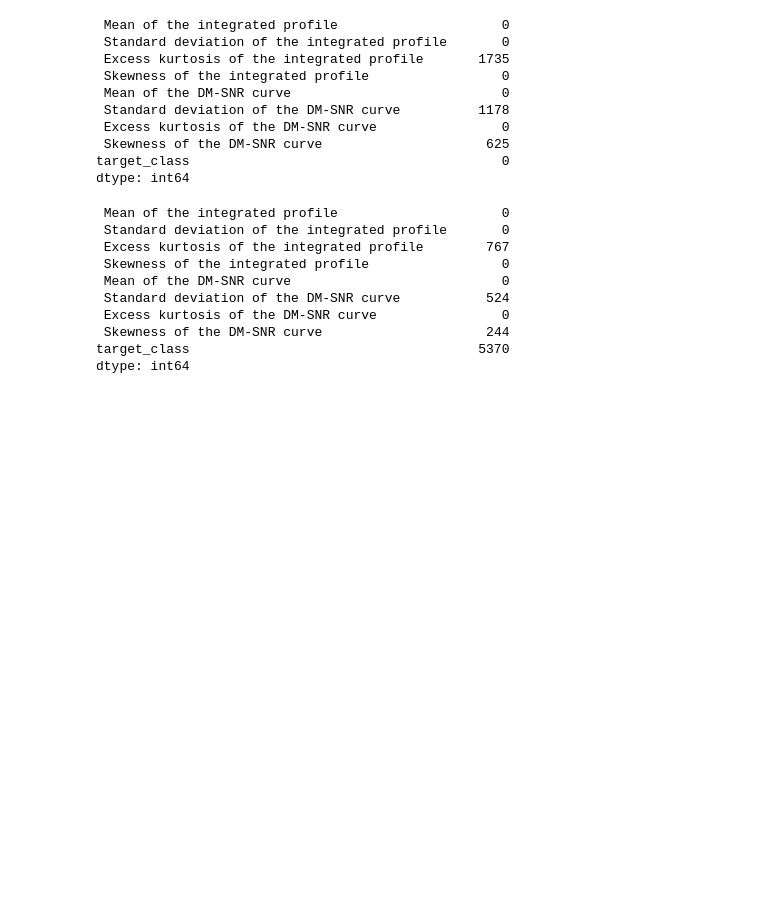
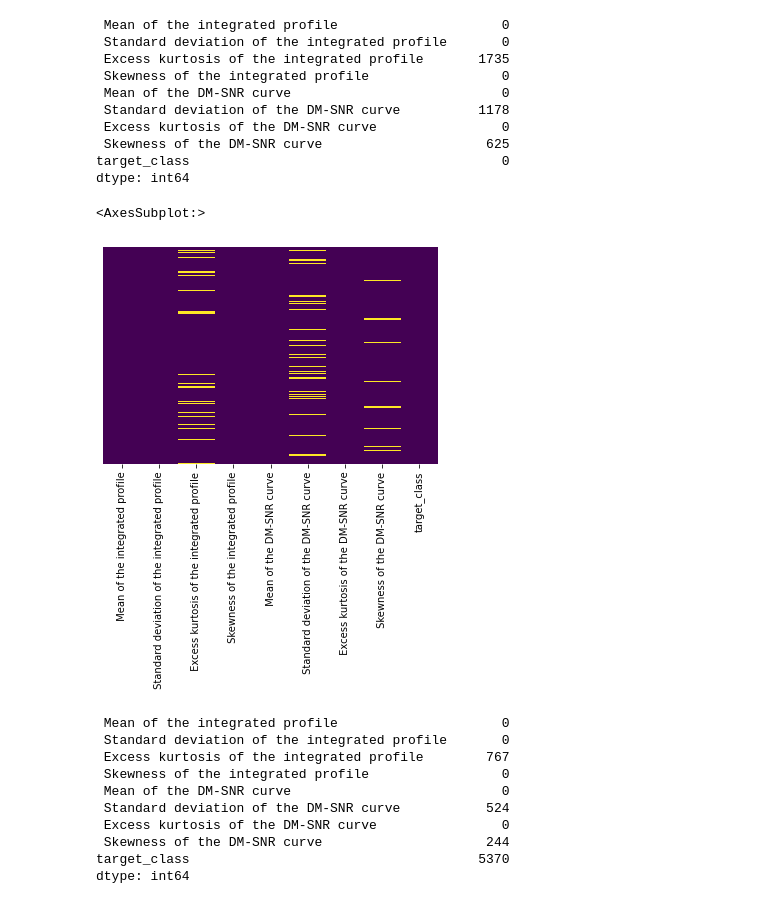
Before and after one commit to derrick-poage/Pulsar-prediction, a Jupyter notebook: Pulsar Prediction.ipynb, the cells around one changed output. Cells and saved outputs as stored; diff of their text form; code cells hidden in the pictures; blank space fills up the shorter version.

```diff
--- a/Pulsar Prediction.ipynb
+++ b/Pulsar Prediction.ipynb
@@ -113,6 +115,11 @@ pulsar_train.isnull().sum()
  Skewness of the DM-SNR curve                     625
 target_class                                        0
 dtype: int64
+# %%
+sns.heatmap(pulsar_train.isnull(), yticklabels=False, cbar=False, cmap='viridis')
+# %% [output]
+<AxesSubplot:>
+[figure, added]
 # %%
 pulsar_test.isnull().sum()
 # %% [output]
```
Also changed, not shown: parts of 73 cells of this notebook, 1 other file.
